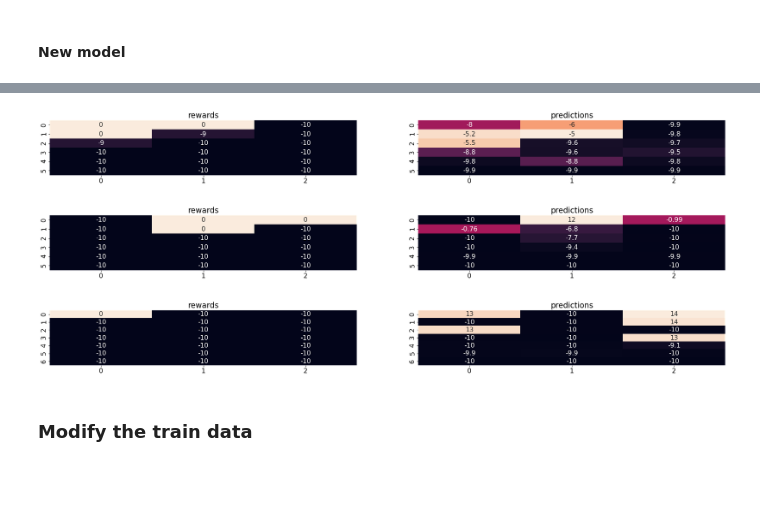
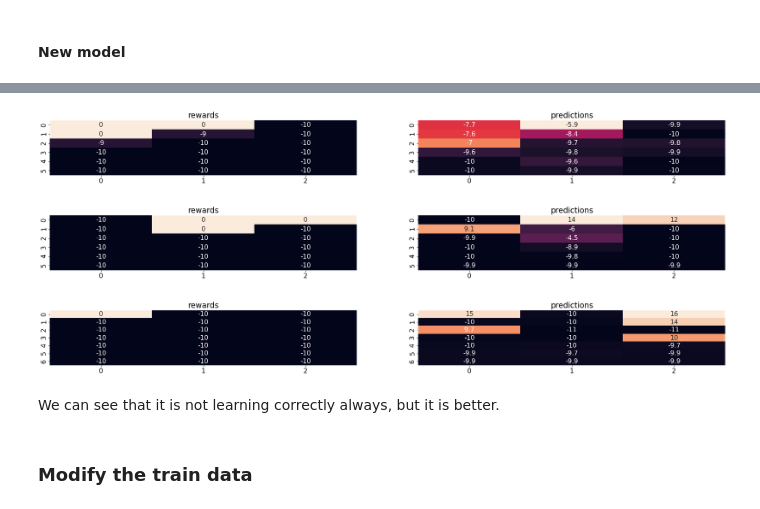
Before and after one commit to ironbar/hungry_geese, a Jupyter notebook: notebooks/010_ladder_of_agents_4.ipynb, the cells around one changed output, grey strips where cells are left out. Saved outputs shown, nothing was run; the diff lists cells and outputs as text; code cells hidden in the pictures; blank space fills up the shorter version.

```diff
--- a/notebooks/010_ladder_of_agents_4.ipynb
+++ b/notebooks/010_ladder_of_agents_4.ipynb
@@ -801,6 +801,6 @@ We can see that some predictions are really wrong. So it is likely that by fixin
 # %% [markdown]
 #### New model
 # %%
-model = keras.models.load_model('/mnt/hdd0/Kaggle/hungry_geese/models/46_train_from_zero_on_terminal_kill_and_grow_reward/10_just_train_and_evaluate_propagate_death_backwards/epoch_00395.h5', compile=True)
+model = keras.models.load_model('/mnt/hdd0/Kaggle/hungry_geese/models/46_train_from_zero_on_terminal_kill_and_grow_reward/11_just_train_and_evaluate_propagate_death_backwards_x512/epoch_00479.h5', compile=True)
 # %% [output]
 WARNING:tensorflow:No training configuration found in the save file, so the model was *not* compiled. Compile it manually.
@@ -808,17 +808,23 @@ WARNING:tensorflow:No training configuration found in the save file, so the mode
+# %%
+filepath = '/mnt/hdd0/Kaggle/hungry_geese/models/46_train_from_zero_on_terminal_kill_and_grow_reward/09_just_train_and_evaluate_reward_v2/epoch_03626_timestamp_2021_06_08_06_42_00.npz'
+data = dict(**np.load(filepath))
+indices = find_indices_of_all_terminal_and_learnable_actions(data)
 # %%
 new_data = dict(**np.load('/mnt/hdd0/Kaggle/hungry_geese/models/46_train_from_zero_on_terminal_kill_and_grow_reward/10_just_train_and_evaluate_propagate_death_backwards/epoch_03626_timestamp_2021_06_08_06_42_00.npz'))
 # %%
 visualize_model_predictions(indices[0], new_data, model)
 # %% [output]
-[figure, old version]
+[figure, new version]
 # %%
-visualize_model_predictions(indices[1], data, model)
+visualize_model_predictions(indices[1], new_data, model)
 # %% [output]
-[figure, old version]
+[figure, new version]
 # %%
-visualize_model_predictions(indices[3], data, model, n_steps=6)
+visualize_model_predictions(indices[3], new_data, model, n_steps=6)
 # %% [output]
-[figure, old version]
+[figure, new version]
+# %% [markdown]
+We can see that it is not learning correctly always, but it is better.
 # %% [markdown]
 ### Modify the train data
 # %%
```
Also changed, not shown: parts of 1 cell of this notebook, 4 other files.
